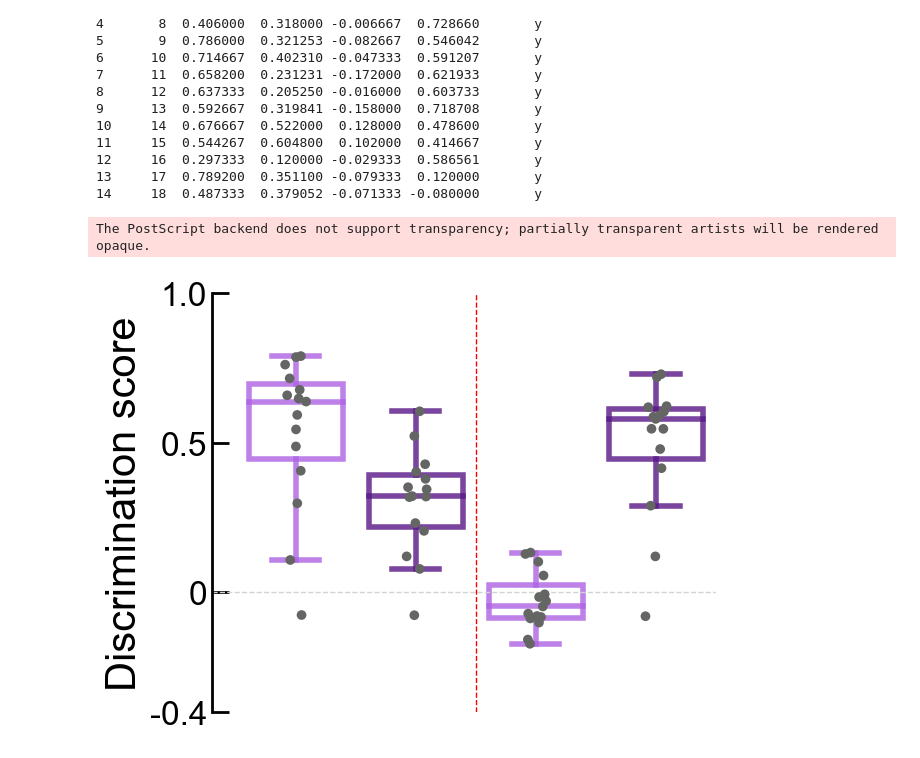
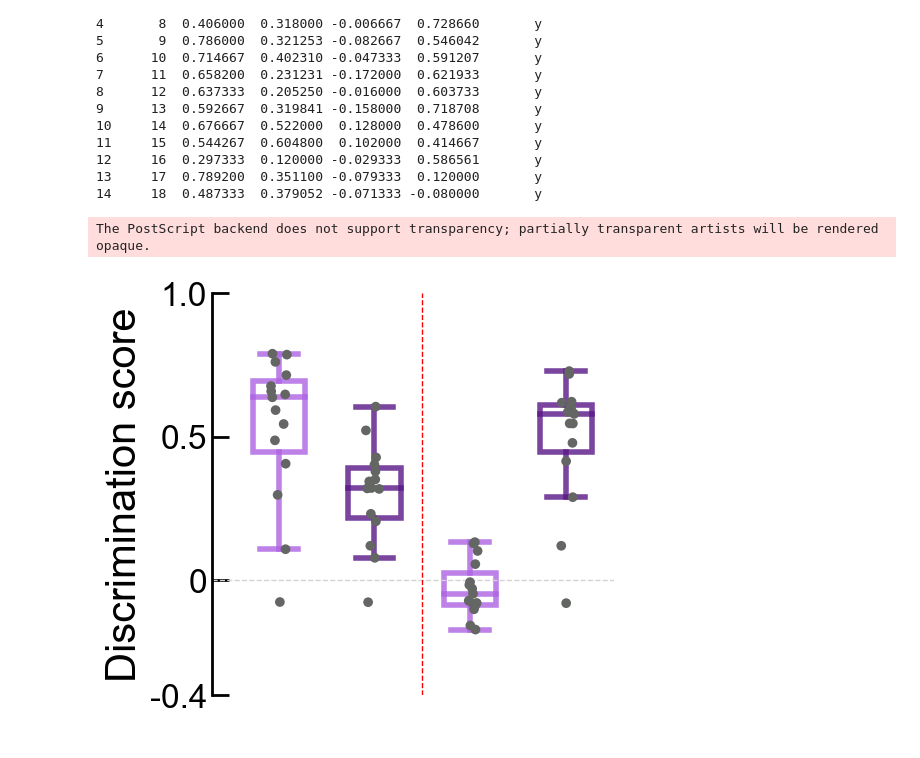
Before and after one commit to Pegahka/SocialFearConditioningProject, a Jupyter notebook: BehaviorAnalysis/Extinction/Fig3a_Extinction_byGroup.ipynb, the cells around one changed output. Cells and saved outputs as stored; diff of their text form; code cells hidden in the pictures.

```diff
--- a/BehaviorAnalysis/Extinction/Fig3a_Extinction_byGroup.ipynb
+++ b/BehaviorAnalysis/Extinction/Fig3a_Extinction_byGroup.ipynb
@@ -55,6 +55,7 @@ boxplot = sns.boxplot(
     hue='control',
     fliersize=0,
     linewidth=4,
+    #width = 0.4,
     **PROPS
 )
 
@@ -93,37 +94,41 @@ for i, patch in enumerate(box_patches):
 
 #END CHANGE BOXPLOT STYLE
 
-
-#ax.set_xticklabels(['Recall 1','Recall 2', 'Recall 1', 'Recall 2'],fontname="Arial", fontsize=20)
 ax.set_xticklabels(['','', '', ''],fontname="Arial", fontsize=20)
 
 ax.spines['right'].set_visible(False)
 ax.spines['top'].set_visible(False)
 ax.spines['bottom'].set_visible(False)
 ax.spines['left'].set_color('black')
 ax.spines['left'].set_linewidth(2)
 
 
 #ax.text(0.25,1,'Day 1',fontname="Arial",fontsize=20)
 #ax.text(2.35,1,'Day 2',fontname="Arial",fontsize=20)
 ax.set_xlabel("",fontsize=20,fontname="Arial")
 ax.set_ylabel("Discrimination score",fontsize=30,fontname="Arial")
 
 ax.set_ylim([-0.4000999,1])
 ax.set_xlim([-0.7,3.5])
 
 ax.set_yticks([-0.4,0,0.5,1], fontname='Arial')
 ax.set_yticklabels(['-0.4','0','0.5','1.0'],fontname='Arial')
 ax.tick_params(axis='y', which='major', direction='in',length=12, labelsize=24, width=2)
 
 plt.tick_params(bottom = False)
 
 fig = ax.get_figure()
 plt.tight_layout()
 fig.tight_layout()
 
+ax.set_aspect(3)
+
+fig = ax.get_figure()
+adjust_box_widths(fig, 0.7)
+fig.set_size_inches(5.1,4.9)
+
 fig.savefig("Fig3_byGroup.jpg",dpi=600,bbox_inches='tight')
 plt.savefig('Fig3_byGroup.eps', dpi=600, format='eps')
 # %% [output]
 The PostScript backend does not support transparency; partially transparent artists will be rendered opaque.
-[figure, old version]
+[figure, new version]
```
Also changed, not shown: 1 other file.
